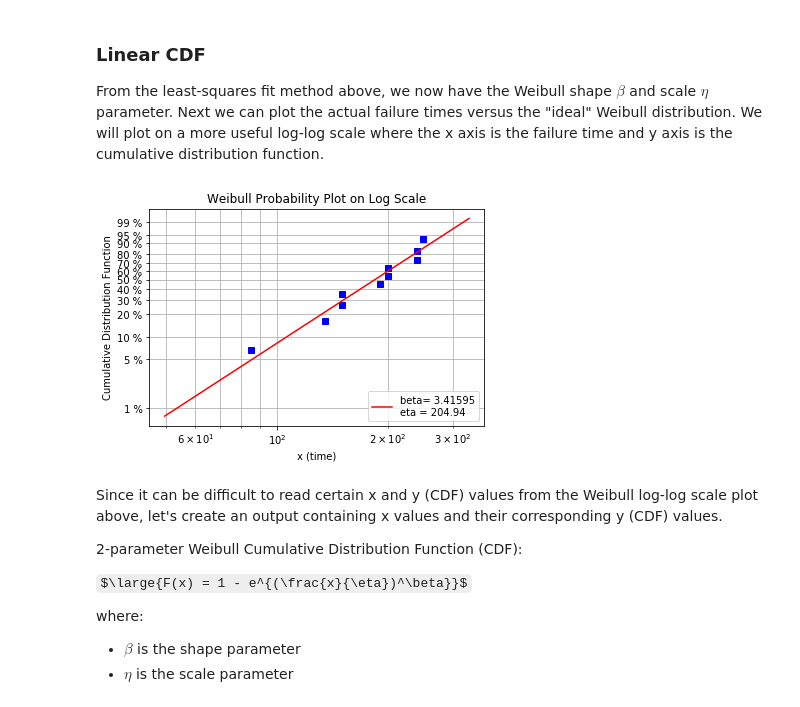
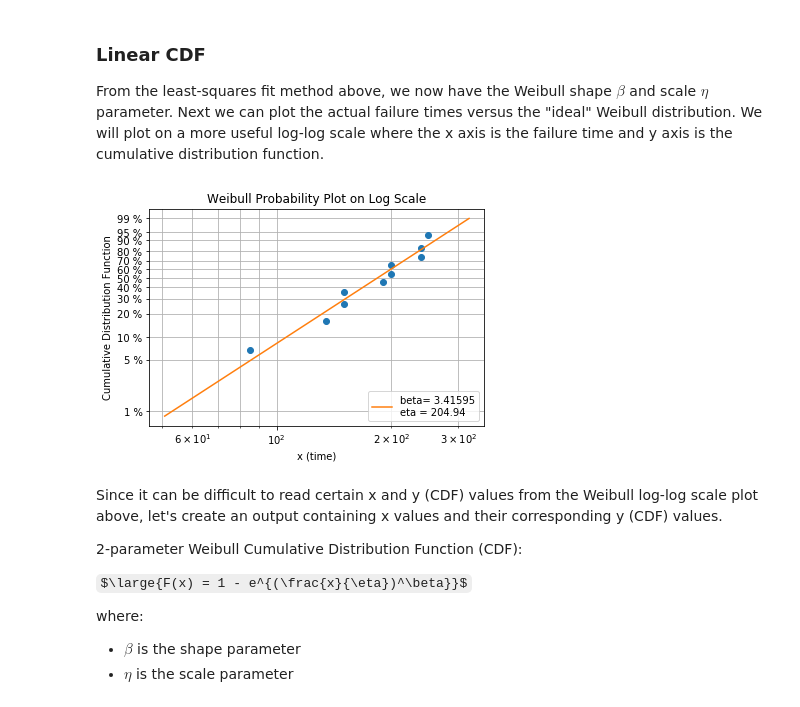
Before and after one commit to slightlynybbled/jupyter_notebooks, a Jupyter notebook: weibull/Weibull_Analysis.ipynb, the cells around one changed output. Saved outputs shown, nothing was run; the diff lists cells and outputs as text; code cells hidden in the pictures; some formulas as TeX source.

```diff
--- a/weibull/Weibull_Analysis.ipynb
+++ b/weibull/Weibull_Analysis.ipynb
@@ -262,35 +262,35 @@ y = ln(-ln(1 - median_rank))
 
 # Generate 1000 numbers following a Weibull distribution that we think ideally fits our data using the shape and scale parameter
 x_ideal = scale * np.random.weibull(shape, size=100)
 x_ideal.sort()
 F = 1 - np.exp( -(x_ideal/scale)**shape )
 y_ideal = ln(-ln(1 - F))
 
 # Weibull plot
 fig1 = plt.figure()
 ax = plt.subplot(111)
-plt.semilogx(x, y, "bs")
+plt.semilogx(x, y, "o")
 plt.semilogx(x_ideal, y_ideal, label="beta= %5G\neta = %.5G" % (shape, scale) )
 plt.title("Weibull Probability Plot on Log Scale")
 plt.xlabel('x (time)')
 plt.ylabel('Cumulative Distribution Function')
 plt.legend(loc='lower right')
 
 # Generate ticks
 def weibull_CDF(y, pos):
     return "%G %%" % (100*(1-np.exp(-np.exp(y))))
 
 formatter = FuncFormatter(weibull_CDF)
 ax.yaxis.set_major_formatter(formatter)
 
 yt_F = np.array([ 0.01, 0.05, 0.1, 0.2, 0.3, 0.4, 0.5,
            0.6, 0.7, 0.8, 0.9, 0.95, 0.99])
 yt_lnF = ln( -ln(1-yt_F))
 plt.yticks(yt_lnF)
 ax.yaxis.grid()
 ax.xaxis.grid(which='both')
 # %% [output]
-[figure, old version]
+[figure, new version]
 # %% [markdown]
 Since it can be difficult to read certain x and y (CDF) values from the Weibull log-log scale plot above, let's create an output containing x values and their corresponding y (CDF) values.
 
```
Also changed, not shown: parts of 1 cell of this notebook.
